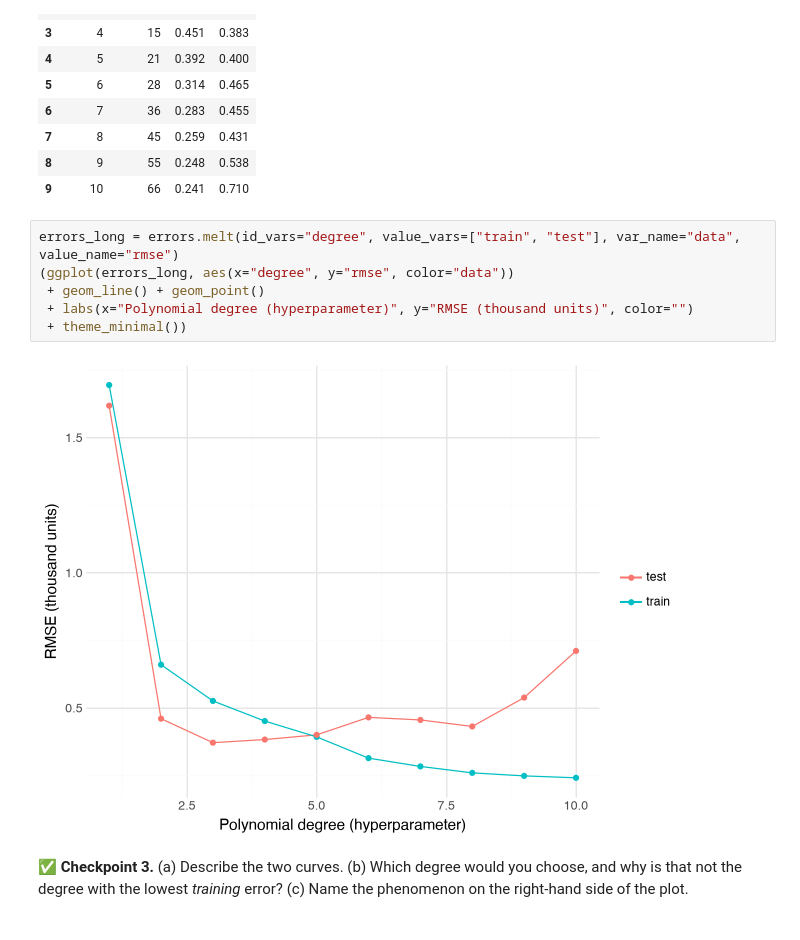
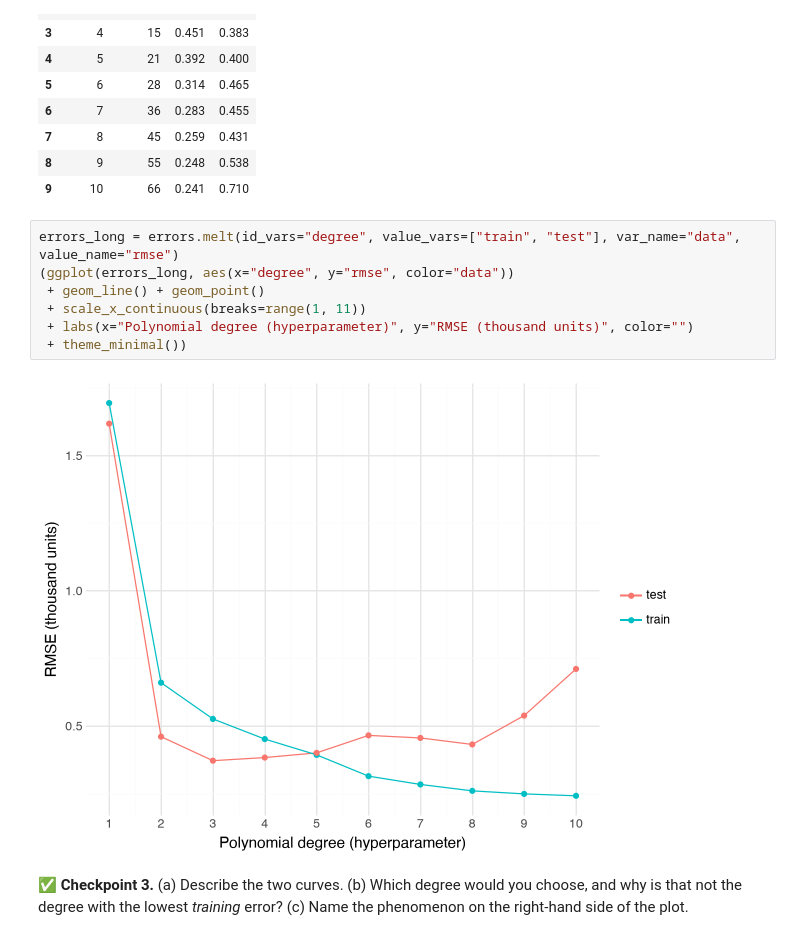
Before and after one commit to gato365/gsb5544_instructor_learn_prep, a Jupyter notebook: assignments/practice_activities/week_8/GSB5544_Topic_8_2_Regression-solution.ipynb, the cells around one changed output. Saved outputs shown, nothing was run; the diff lists cells and outputs as text.

Commit message:
Topic 8.2: integer degree breaks on the train/test RMSE plot
Co-Authored-By: Claude Fable 5.1 <noreply@anthropic.com>

```diff
--- a/assignments/practice_activities/week_8/GSB5544_Topic_8_2_Regression-solution.ipynb
+++ b/assignments/practice_activities/week_8/GSB5544_Topic_8_2_Regression-solution.ipynb
@@ -253,11 +253,12 @@ errors.round(3)
 # %%
 errors_long = errors.melt(id_vars="degree", value_vars=["train", "test"], var_name="data", value_name="rmse")
 (ggplot(errors_long, aes(x="degree", y="rmse", color="data"))
  + geom_line() + geom_point()
+ + scale_x_continuous(breaks=range(1, 11))
  + labs(x="Polynomial degree (hyperparameter)", y="RMSE (thousand units)", color="")
  + theme_minimal())
 # %% [output]
-[figure, old version]
+[figure, new version]
 # %% [markdown]
 ✅ **Checkpoint 3.** (a) Describe the two curves. (b) Which degree would you choose, and why is that not
 the degree with the lowest *training* error? (c) Name the phenomenon on the right-hand side of the plot.
```
Also changed, not shown: parts of 1 cell of this notebook, 2 other files.
